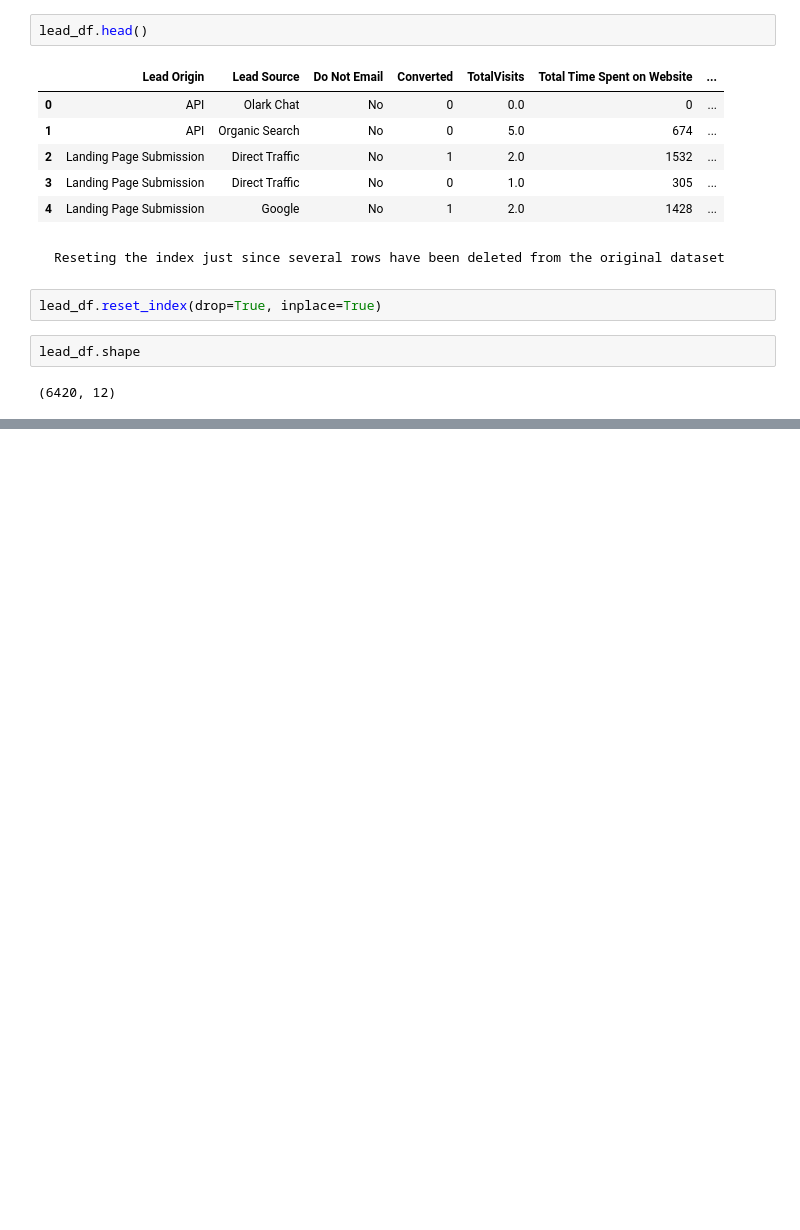
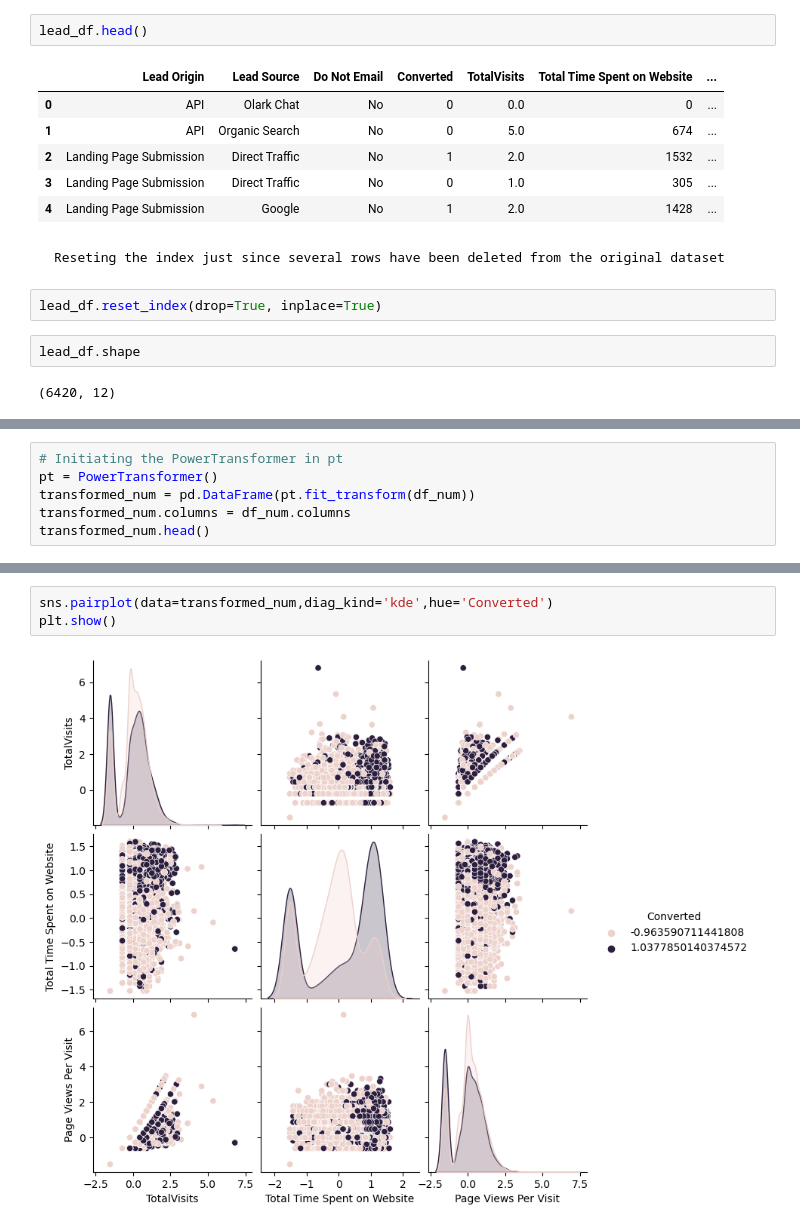
Before and after one commit to Sooby-sg/Lead-Scoring-Case-Study, a Jupyter notebook: Main.ipynb, the cells around one changed output, grey strips where cells are left out. Cells and saved outputs as stored; diff of their text form; blank space fills up the shorter version.

```diff
--- a/Main.ipynb
+++ b/Main.ipynb
@@ -562,0 +574,6 @@ lead_df.shape
+# %%
+# Initiating the PowerTransformer in pt
+pt = PowerTransformer()
+transformed_num = pd.DataFrame(pt.fit_transform(df_num))
+transformed_num.columns = df_num.columns
+transformed_num.head()
@@ -562,0 +587,5 @@ lead_df.shape
+# %%
+sns.pairplot(data=transformed_num,diag_kind='kde',hue='Converted')
+plt.show()
+# %% [output]
+[figure, added]
```
Also changed, not shown: parts of 130 cells of this notebook, 3 other files.
